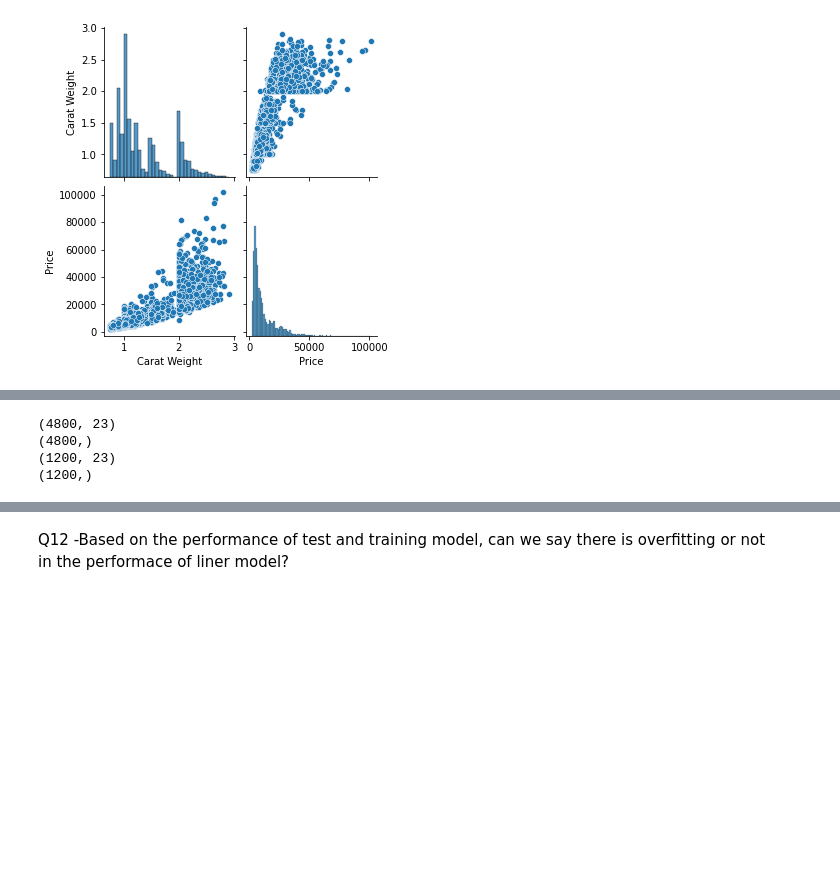
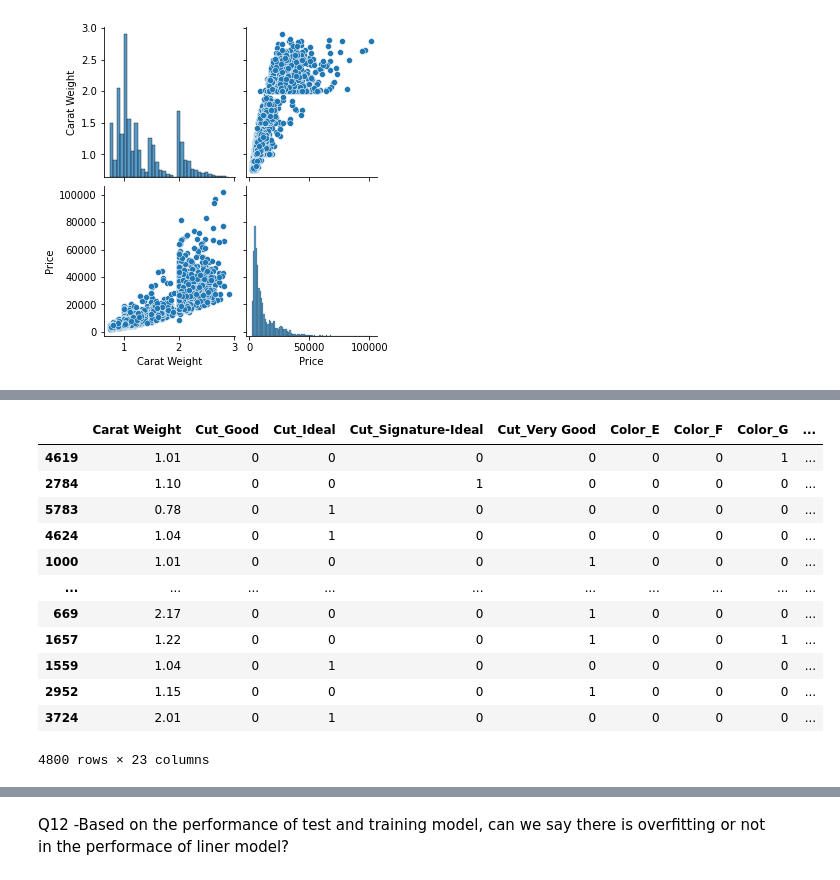
Before and after one commit to kamransadigli/DataScience, a Jupyter notebook: Homework3.ipynb, the cells around one changed output, grey strips where cells are left out. Cells and saved outputs as stored; diff of their text form; code cells hidden in the pictures; blank space fills up the shorter version.

```diff
--- a/Homework3.ipynb
+++ b/Homework3.ipynb
@@ -95,3 +95,6 @@ sns.pairplot(df)
 [figure]
 # %%
 #Q8-Divide the data so that get Price as ouput variable (Y) and other variables as input varable (X)
+y=df.Price
+x=df.drop("Price", axis=1)
+y
@@ -100,10 +120,21 @@ sns.pairplot(df)
 # %%
 #Q10 -Split the input and output data into two parts: test data (20%) and train data(%80)
+x_train, x_test, y_train, y_test = train_test_split(x, y, test_size=0.2)
+x_train
 # %% [output]
+|  | Carat Weight | Cut_Good | Cut_Ideal | Cut_Signature-Ideal | Cut_Very Good | Color_E | Color_F | Color_G | ... |
+| 4619 | 1.01 | 0 | 0 | 0 | 0 | 0 | 0 | 1 | ... |
+| 2784 | 1.10 | 0 | 0 | 1 | 0 | 0 | 0 | 0 | ... |
+| 5783 | 0.78 | 0 | 1 | 0 | 0 | 0 | 0 | 0 | ... |
+| 4624 | 1.04 | 0 | 1 | 0 | 0 | 0 | 0 | 0 | ... |
+| 1000 | 1.01 | 0 | 0 | 0 | 1 | 0 | 0 | 0 | ... |
+| ... | ... | ... | ... | ... | ... | ... | ... | ... | ... |
+| 669 | 2.17 | 0 | 0 | 0 | 1 | 0 | 0 | 0 | ... |
+| 1657 | 1.22 | 0 | 0 | 0 | 1 | 0 | 0 | 1 | ... |
+| 1559 | 1.04 | 0 | 1 | 0 | 0 | 0 | 0 | 0 | ... |
+| 2952 | 1.15 | 0 | 0 | 0 | 1 | 0 | 0 | 0 | ... |
+| 3724 | 2.01 | 0 | 1 | 0 | 0 | 0 | 0 | 0 | ... |
-(4800, 23)
-(4800,)
-(1200, 23)
-(1200,)
+4800 rows × 23 columns
 # %%
 def evalmetric(y,ypred):
  import numpy as np
```
Also changed, not shown: parts of 14 cells of this notebook.
